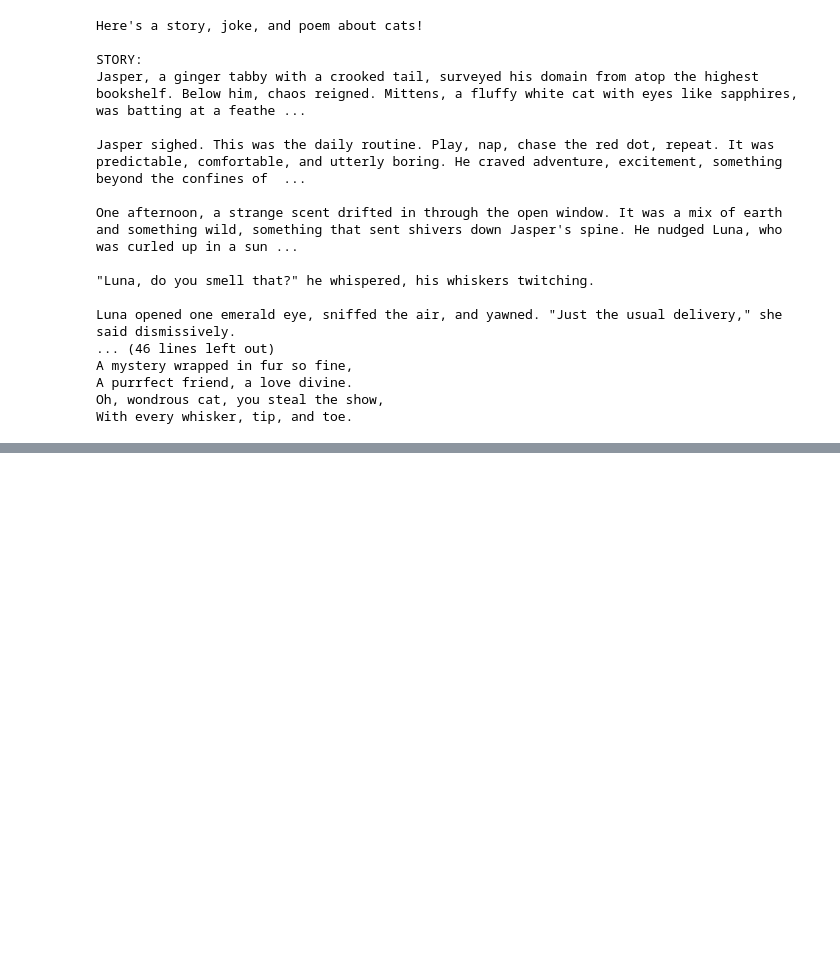
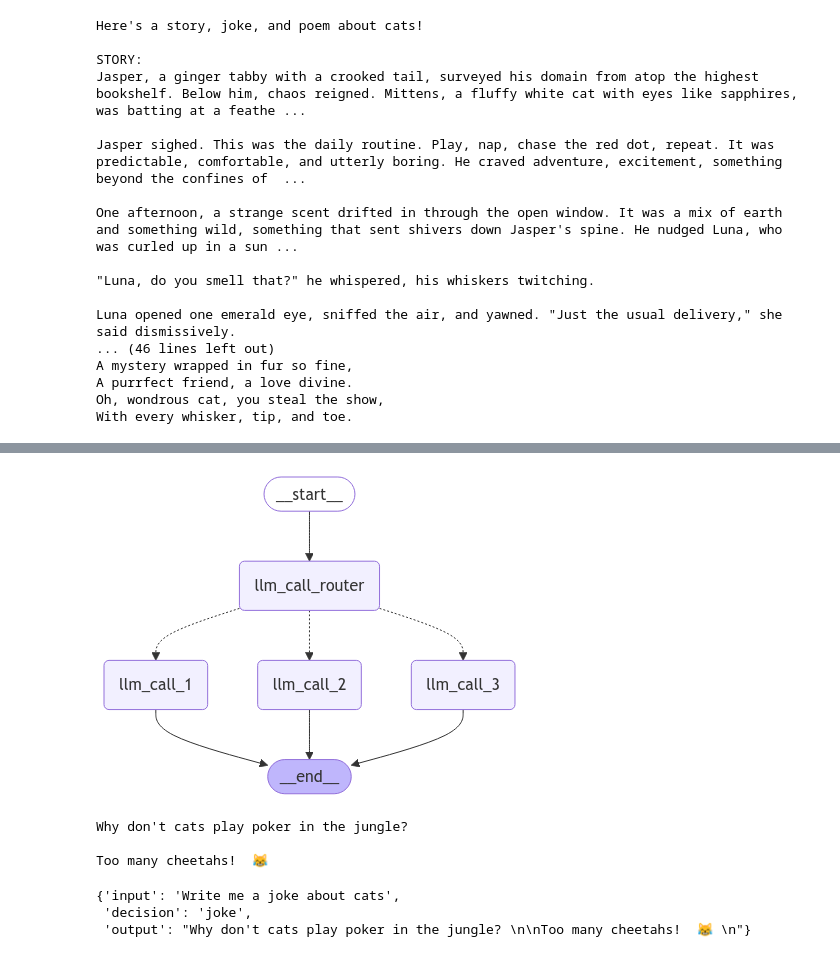
Before and after one commit to heohyunjun/FinBrainAgent, a Jupyter notebook: tuto_workflow_and_agent.ipynb, the cells around one changed output, grey strips where cells are left out. Drawn from its saved outputs; the diff is of its cells as text; code cells hidden in the pictures; blank space fills up the shorter version.

Commit message:
chore: LangGraph 워크플로우 튜토리얼-2

```diff
--- a/tuto_workflow_and_agent.ipynb
+++ b/tuto_workflow_and_agent.ipynb
@@ -293,0 +338,56 @@ With every whisker, tip, and toe.
+# %%
+# 적절한 노드로 라우팅하기 위한 conditional edge
+def route_decision(state:State):
+    if state["decision"] == "story":
+        return "llm_call_1"
+    elif state["decision"] == "joke":
+        return "llm_call_2"
+
+    elif state["decision"] == "poem":
+        return "llm_call_3"
+
+# 워크플로우 빌드
+router_builder = StateGraph(State)
+
+# 노드 추가
+router_builder.add_node("llm_call_1", llm_call_1)
+router_builder.add_node("llm_call_2", llm_call_2)
+router_builder.add_node("llm_call_3", llm_call_3)
+router_builder.add_node("llm_call_router", llm_call_router)
+
+# 엣지 추가
+router_builder.add_edge(START, "llm_call_router")
+router_builder.add_conditional_edges("llm_call_router",
+                                     route_decision,
+                                     {"llm_call_1": "llm_call_1",
+                                      "llm_call_2": "llm_call_2",
+                                      "llm_call_3": "llm_call_3"})
+
+
+
+router_builder.add_edge("llm_call_1", END)
+router_builder.add_edge("llm_call_2", END)
+router_builder.add_edge("llm_call_3", END)
+
+
+# 컴파일
+router_workflow = router_builder.compile()
+# %%
+# 시각화
+display(Image(router_workflow.get_graph().draw_mermaid_png()))
+# %% [output]
+[figure, added]
+# %%
+# Invoke
+state = router_workflow.invoke({"input": "Write me a joke about cats"})
+print(state["output"])
+# %% [output]
+Why don't cats play poker in the jungle?
+
+Too many cheetahs!  😹
+# %%
+state
+# %% [output]
+{'input': 'Write me a joke about cats',
+ 'decision': 'joke',
+ 'output': "Why don't cats play poker in the jungle? \n\nToo many cheetahs!  😹 \n"}
```
Also changed, not shown: parts of 2 cells of this notebook.
